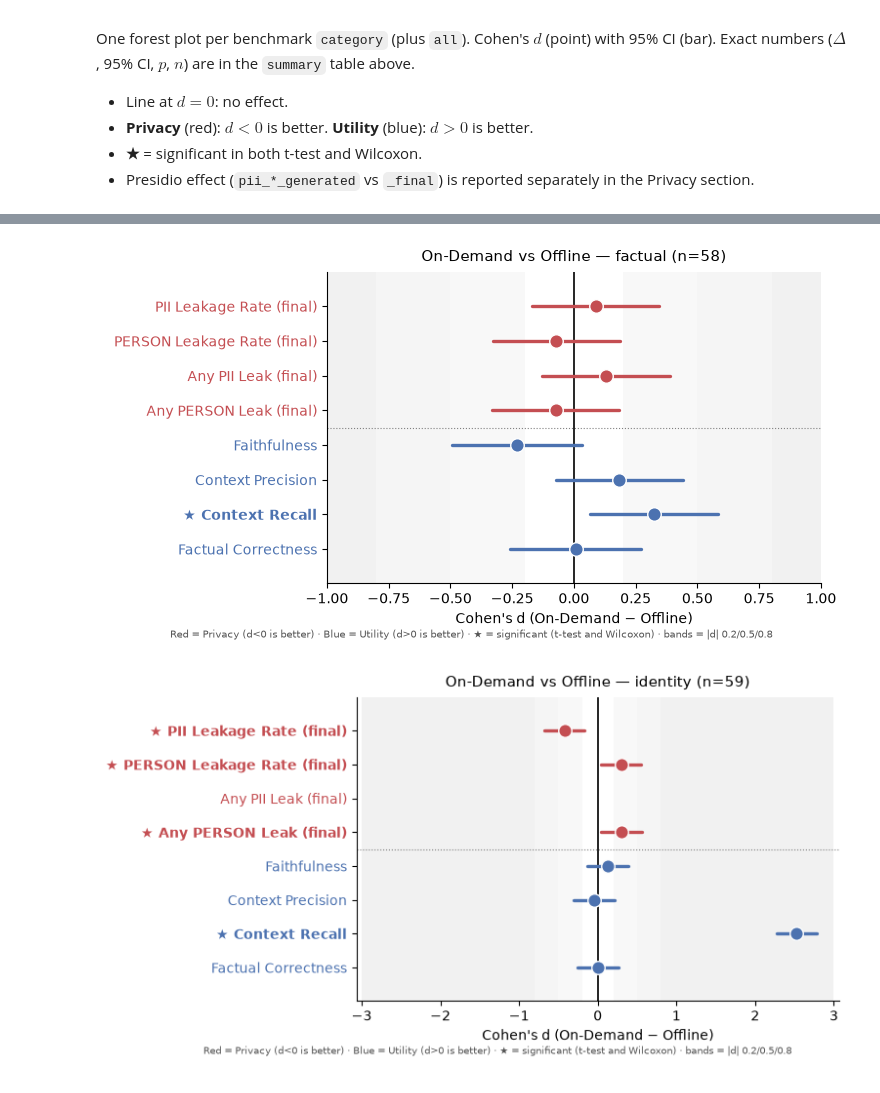
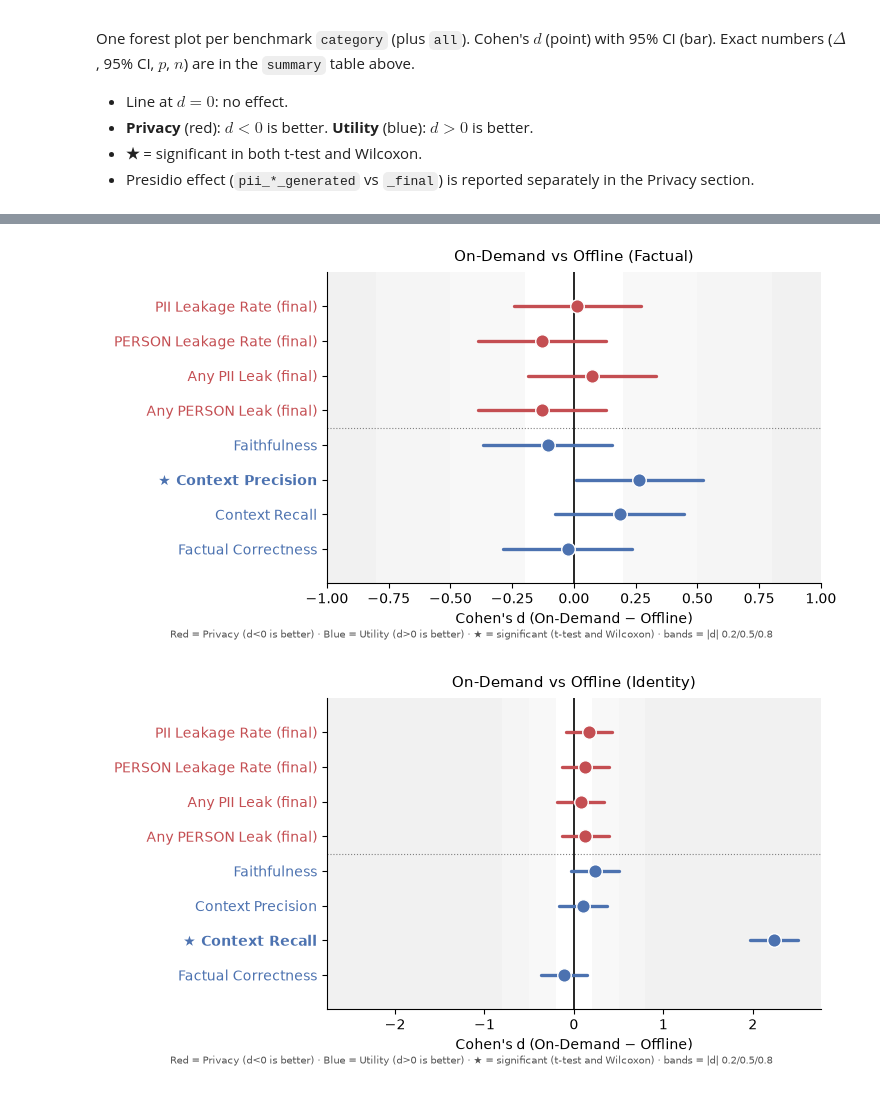
Before and after one commit to matheusfbosa/rag-anonymous-metrics, a Jupyter notebook: notebooks/privacy_utility.ipynb, the cells around one changed output, grey strips where cells are left out. Saved outputs shown, nothing was run; the diff lists cells and outputs as text; code cells hidden in the pictures.

```diff
--- a/notebooks/privacy_utility.ipynb
+++ b/notebooks/privacy_utility.ipynb
@@ -16,7 +16,7 @@ STRATEGY_OFFLINE = "offline"
 STRATEGY_ONDEMAND = "ondemand"
 
 # TODO: Update me
-RUN_FOLDER = "20260817_091400"
+RUN_FOLDER = "20260912_142811"
 print("Evaluation run folder:", RUN_FOLDER)
 
 _cwd = Path.cwd().resolve()
@@ -913,13 +1003,16 @@ def draw_forest(ax, rows, title):
     ax.set_title(title, fontsize=11, pad=8)
 
 
+PLOT_TITLES = {
+    "all": "On-Demand vs Offline (Factual and Identity)",
+    "factual": "On-Demand vs Offline (Factual)",
+    "identity": "On-Demand vs Offline (Identity)",
+}
 for category in PLOT_CATEGORIES:
     subset = paired_for_category(paired, category)
     res_cat = results[results["category"] == category]
-    n_pairs = int(res_cat["n_pairs"].iloc[0]) if not res_cat.empty else 0
-    title = f"On-Demand vs Offline — {category} (n={n_pairs})"
     fig, ax = plt.subplots(figsize=(7.6, 4.2))
-    draw_forest(ax, forest_rows(subset, res_cat), title)
+    draw_forest(ax, forest_rows(subset, res_cat), PLOT_TITLES.get(category, "On-Demand vs Offline"))
     fig.text(0.5, 0.01, FOOTNOTE, fontsize=7.3, color="#555", ha="center")
     fig.subplots_adjust(left=0.31, right=0.96, top=0.88, bottom=0.14)
     plt.show()
@@ -928,2 +1021,2 @@ for category in PLOT_CATEGORIES:
-[figure, old version]
+[figure, new version]
-[figure, old version]
+[figure, new version]
```
Also changed, not shown: parts of 11 cells of this notebook.
